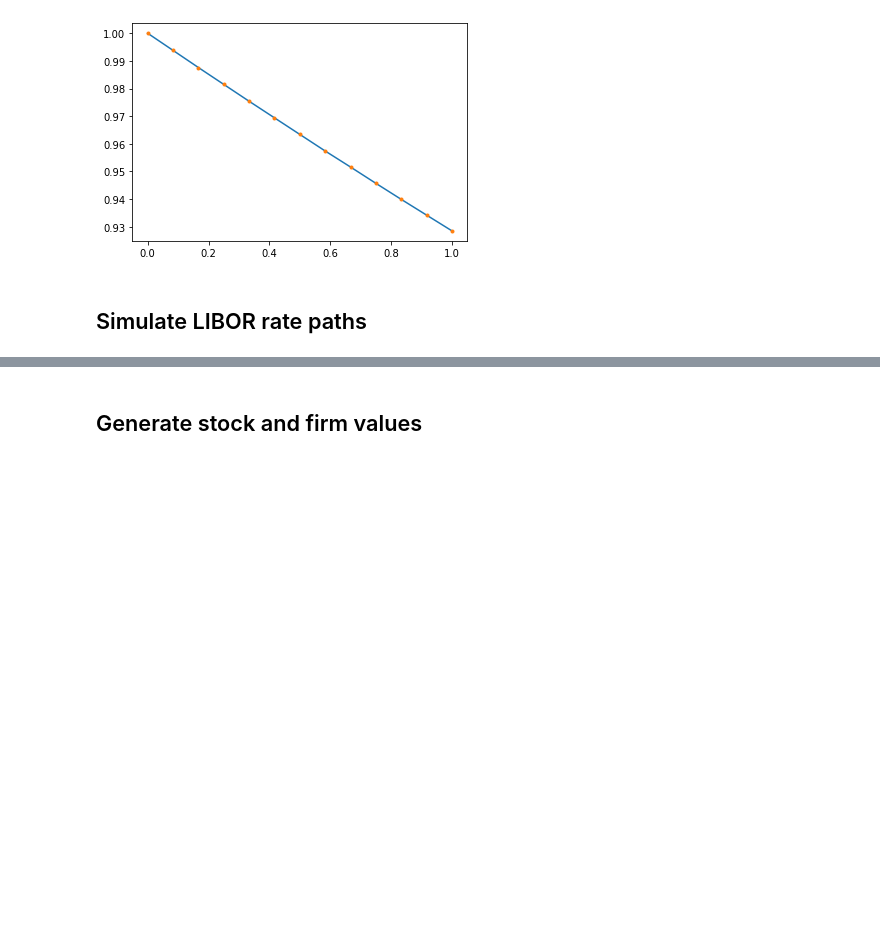
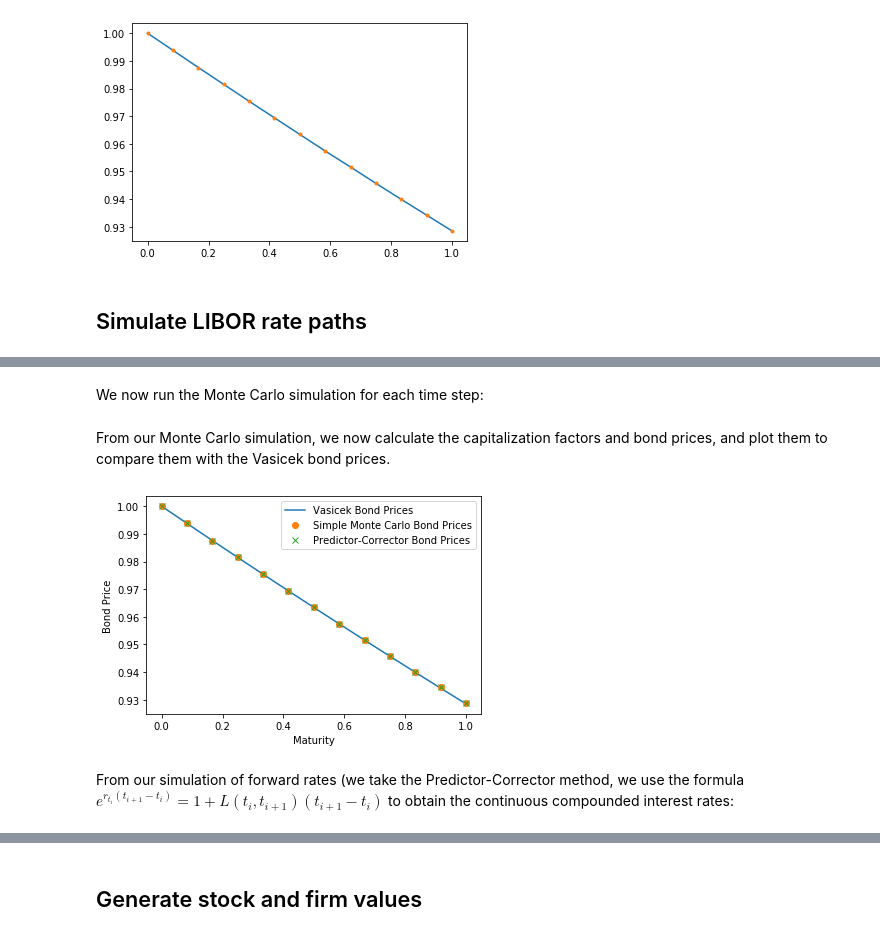
Before and after one commit to kyle-nguyennn/wqu-computational-finance, a Jupyter notebook: week7/Submission3.ipynb, the cells around one changed output, grey strips where cells are left out. Cells and saved outputs as stored; diff of their text form; code cells hidden in the pictures; blank space fills up the shorter version.

```diff
--- a/week7/Submission3.ipynb
+++ b/week7/Submission3.ipynb
@@ -156,0 +108,3 @@ array([[0.07498906, 0.06591623, 0.06395513, ..., 0.05027965, 0.03404807,
+# %%
+t = np.linspace(0,1,13)
+sigmaj = 0.2
@@ -156,0 +136,12 @@ array([[0.07498906, 0.06591623, 0.06395513, ..., 0.05027965, 0.03404807,
+# %%
+n_simulations = 1000
+n_steps = len(t)
+
+mc_forward = np.ones([n_simulations, n_steps-1])*(vasi_bond[:-1]-vasi_bond[1:])/(vasi_bond[1:])
+predcorr_forward = np.ones([n_simulations, n_steps-1])*(vasi_bond[:-1]-vasi_bond[1:])/(vasi_bond[1:])
+predcorr_capfac = np.ones([n_simulations, n_steps])
+mc_capfac = np.ones([n_simulations, n_steps])
+
+delta = np.ones([n_simulations, n_steps - 1])*(t[1:]-t[:-1])
+# %% [markdown]
+We now run the Monte Carlo simulation for each time step:
@@ -156,0 +159,24 @@ array([[0.07498906, 0.06591623, 0.06395513, ..., 0.05027965, 0.03404807,
+# %% [markdown]
+From our Monte Carlo simulation, we now calculate the capitalization factors and bond prices, and plot them to compare them with the Vasicek bond prices.
+# %%
+mc_capfac[:,1:] = np.cumprod(1+mc_forward, axis=1)
+predcorr_capfac[:,1:] = np.cumprod(1+predcorr_forward, axis=1)
+
+mc_price = mc_capfac**(-1)
+predcorr_price = predcorr_capfac**(-1)
+
+mc_final = np.mean(mc_price, axis=0)
+predcorr_final = np.mean(predcorr_price, axis=0)
+# %%
+plt.xlabel("Maturity")
+plt.ylabel("Bond Price")
+plt.plot(t,vasi_bond, label="Vasicek Bond Prices")
+
+plt.plot(t, mc_final, 'o', label="Simple Monte Carlo Bond Prices")
+plt.plot(t, predcorr_final, 'x', label="Predictor-Corrector Bond Prices")
+plt.legend()
+plt.show()
+# %% [output]
+[figure, added]
+# %% [markdown]
+From our simulation of forward rates (we take the Predictor-Corrector method, we use the formula $e^{r_{t_i} (t_{i+1}-t_i)} = 1 + L(t_i,t_{i+1})(t_{i+1}-t_i)$ to obtain the continuous compounded interest rates:
```
Also changed, not shown: parts of 22 cells of this notebook.
